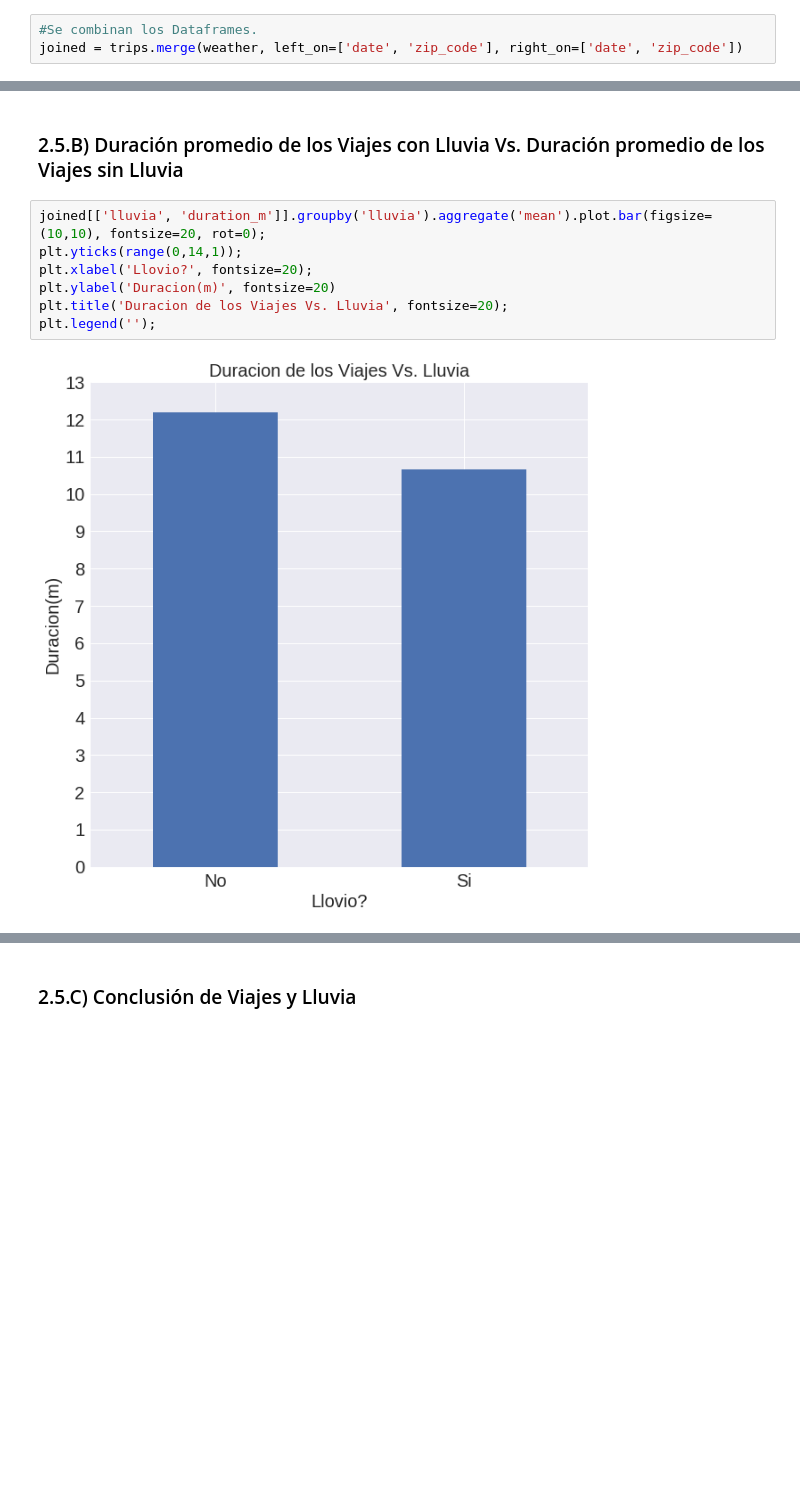
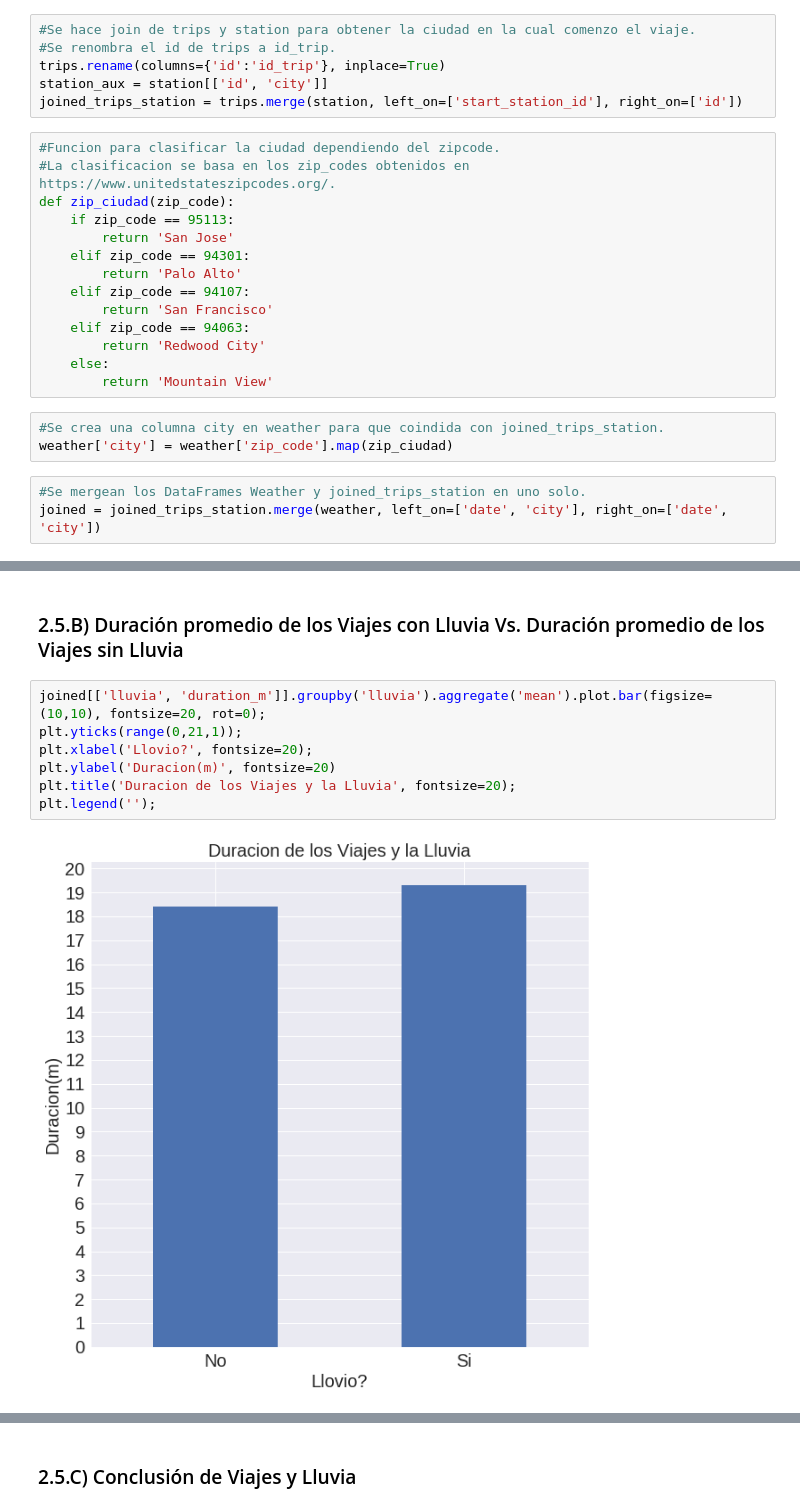
Before and after one commit to frisjon/tp1, a Jupyter notebook: notebooks/viajes_clima.ipynb, the cells around one changed output, grey strips where cells are left out. Cells and saved outputs as stored; diff of their text form; blank space fills up the shorter version.

Commit message:
Arreglado metodo de join en viajes_clima.

```diff
--- a/notebooks/viajes_clima.ipynb
+++ b/notebooks/viajes_clima.ipynb
@@ -65,9 +62,32 @@ trips['estacion_clima'] = trips['date'].map(estacion)
 trips = trips[-((trips['duration_m'] <= 3.0) & (trips['start_station_id'] == trips['end_station_id']))]
 # %% [markdown]
 Este filtrado se realiza porque si el viaje duro menos de 3 minutos y termino en la misma estación que comenzó, entonces se puede pensar que hubo un desperfecto técnico en la bicicleta o que el usuario desistió de realizar el viaje, es decir, el viaje no se concreto.
+# %%
+#Se hace join de trips y station para obtener la ciudad en la cual comenzo el viaje.
+#Se renombra el id de trips a id_trip.
+trips.rename(columns={'id':'id_trip'}, inplace=True)
+station_aux = station[['id', 'city']]
+joined_trips_station = trips.merge(station, left_on=['start_station_id'], right_on=['id'])
+# %%
+#Funcion para clasificar la ciudad dependiendo del zipcode.
+#La clasificacion se basa en los zip_codes obtenidos en https://www.unitedstateszipcodes.org/.
+def zip_ciudad(zip_code):
+    if zip_code == 95113:
+        return 'San Jose'
+    elif zip_code == 94301:
+        return 'Palo Alto'
+    elif zip_code == 94107:
+        return 'San Francisco'
+    elif zip_code == 94063:
+        return 'Redwood City'
+    else:
+        return 'Mountain View'
+# %%
+#Se crea una columna city en weather para que coindida con joined_trips_station.
+weather['city'] = weather['zip_code'].map(zip_ciudad)
 # %%
-#Se combinan los Dataframes.
-joined = trips.merge(weather, left_on=['date', 'zip_code'], right_on=['date', 'zip_code'])
+#Se mergean los DataFrames Weather y joined_trips_station en uno solo.
+joined = joined_trips_station.merge(weather, left_on=['date', 'city'], right_on=['date', 'city'])
 # %% [markdown]
 ## 2.1) ¿Como se relacionan los viajes en bicicleta y la temperatura?
 # %% [markdown]
@@ -425,11 +445,11 @@ Las observaciones que se hacen de este plot son:
 ### 2.5.B) Duración promedio de los Viajes con Lluvia Vs. Duración promedio de los Viajes sin Lluvia
 # %%
 joined[['lluvia', 'duration_m']].groupby('lluvia').aggregate('mean').plot.bar(figsize=(10,10), fontsize=20, rot=0);
-plt.yticks(range(0,14,1));
+plt.yticks(range(0,21,1));
 plt.xlabel('Llovio?', fontsize=20);
 plt.ylabel('Duracion(m)', fontsize=20)
-plt.title('Duracion de los Viajes Vs. Lluvia', fontsize=20);
+plt.title('Duracion de los Viajes y la Lluvia', fontsize=20);
 plt.legend('');
 # %% [output]
-[figure, old version]
+[figure, new version]
 # %% [markdown]
```
Also changed, not shown: parts of 42 cells of this notebook.
